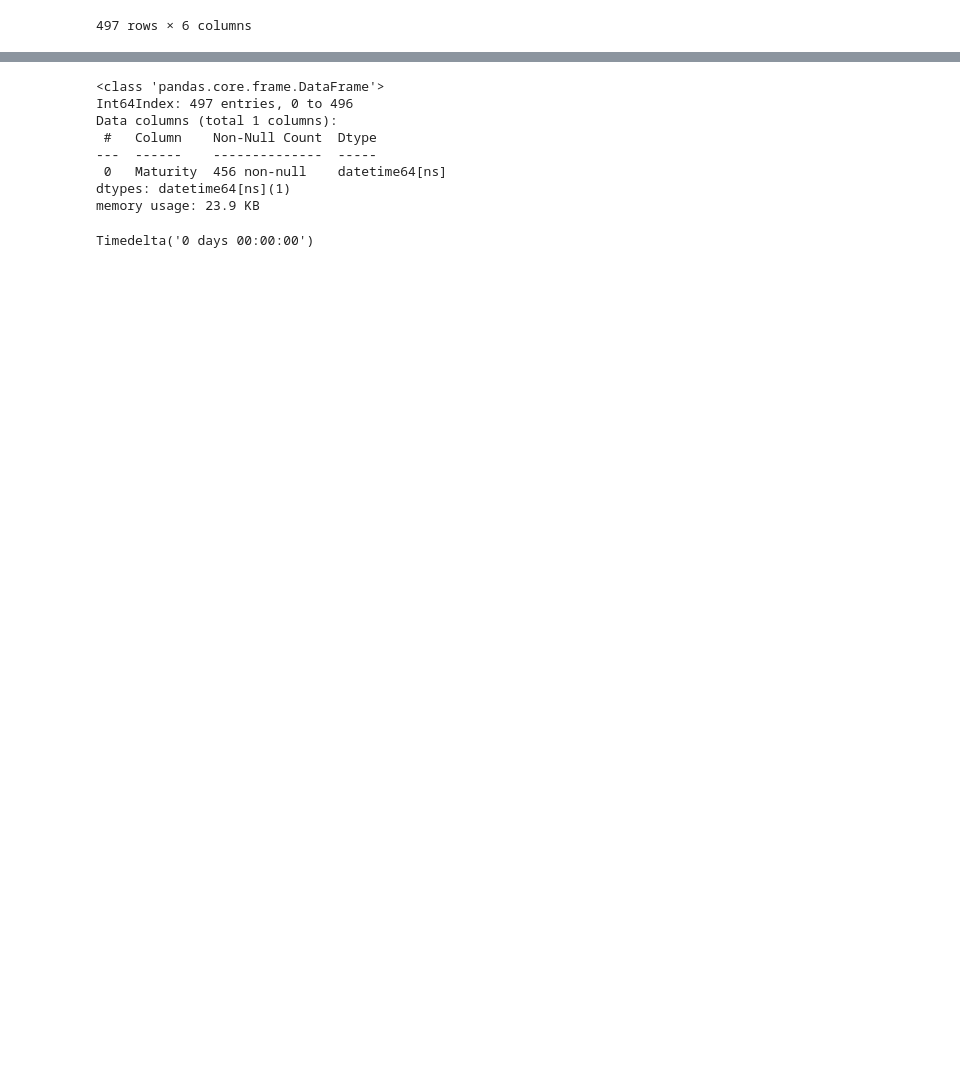
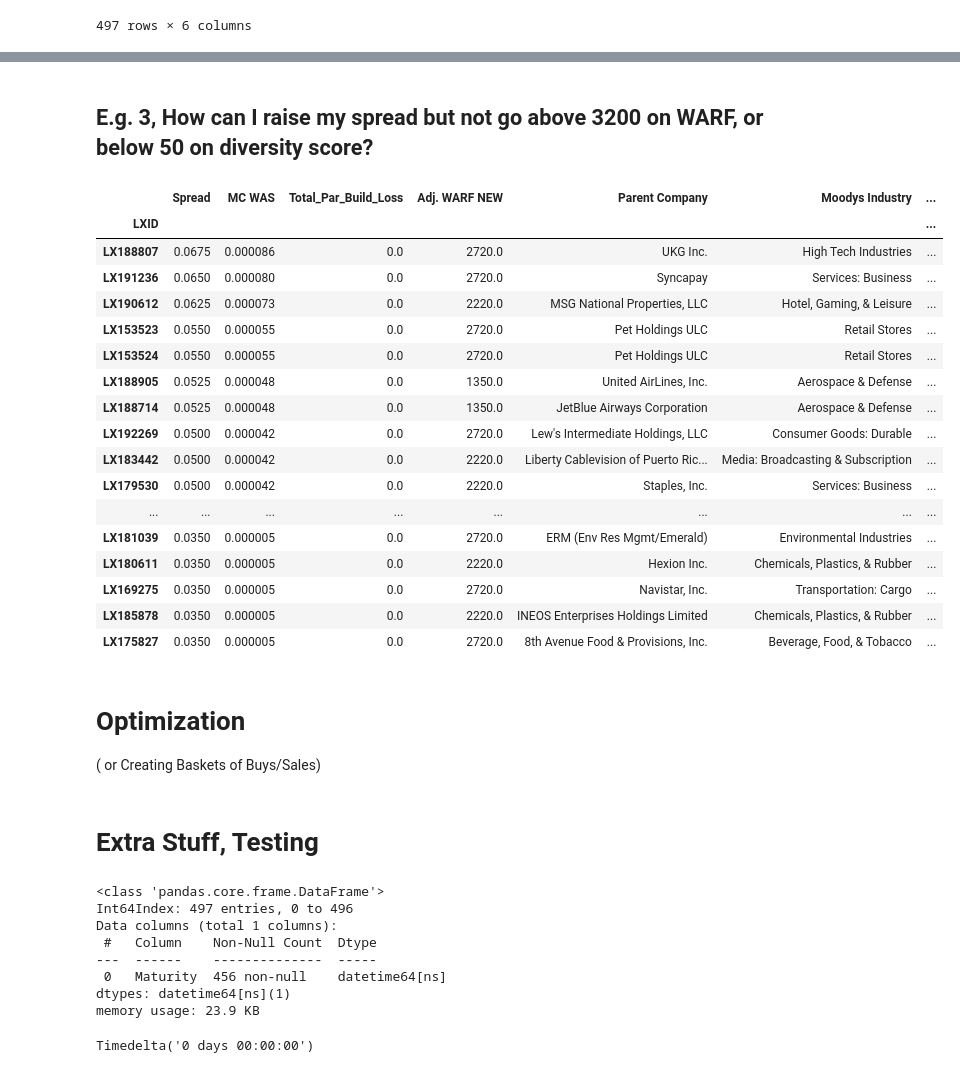
Before and after one commit to joshknechtel-gs/RM-IT, a Jupyter notebook: CLO Model Portfolio-Working.ipynb, the cells around one changed output, grey strips where cells are left out. Drawn from its saved outputs; the diff is of its cells as text; code cells hidden in the pictures; blank space fills up the shorter version.

```diff
--- a/CLO Model Portfolio-Working.ipynb
+++ b/CLO Model Portfolio-Working.ipynb
@@ -666 +817,31 @@ Collateral Obligations (with an S&P Rating of “CCC-” or higher).
+# %% [markdown]
+## E.g. 3, How can I raise my spread but not go above 3200 on WARF, or below 50 on diversity score?
+# %%
+model_port.loc[(model_port['MC WAS']>0)&(model_port['Adj. WARF NEW']<3400)&(model_port['MC Div Score']>0),
+               ['Spread','MC WAS','Total_Par_Build_Loss','Adj. WARF NEW',
+            'Parent Company','Moodys Industry','Mil_Par_BL_Buy']].sort_values(by='Spread',ascending=False)
+# %% [output]
+|  | Spread | MC WAS | Total_Par_Build_Loss | Adj. WARF NEW | Parent Company | Moodys Industry | ... |
+| LXID |  |  |  |  |  |  | ... |
+| LX188807 | 0.0675 | 0.000086 | 0.0 | 2720.0 | UKG Inc. | High Tech Industries | ... |
+| LX191236 | 0.0650 | 0.000080 | 0.0 | 2720.0 | Syncapay | Services: Business | ... |
+| LX190612 | 0.0625 | 0.000073 | 0.0 | 2220.0 | MSG National Properties, LLC | Hotel, Gaming, & Leisure | ... |
+| LX153523 | 0.0550 | 0.000055 | 0.0 | 2720.0 | Pet Holdings ULC | Retail Stores | ... |
+| LX153524 | 0.0550 | 0.000055 | 0.0 | 2720.0 | Pet Holdings ULC | Retail Stores | ... |
+| LX188905 | 0.0525 | 0.000048 | 0.0 | 1350.0 | United AirLines, Inc. | Aerospace & Defense | ... |
+| LX188714 | 0.0525 | 0.000048 | 0.0 | 1350.0 | JetBlue Airways Corporation | Aerospace & Defense | ... |
+| LX192269 | 0.0500 | 0.000042 | 0.0 | 2720.0 | Lew's Intermediate Holdings, LLC | Consumer Goods: Durable | ... |
+| LX183442 | 0.0500 | 0.000042 | 0.0 | 2220.0 | Liberty Cablevision of Puerto Ric... | Media: Broadcasting & Subscription | ... |
+| LX179530 | 0.0500 | 0.000042 | 0.0 | 2220.0 | Staples, Inc. | Services: Business | ... |
+| ... | ... | ... | ... | ... | ... | ... | ... |
+| LX181039 | 0.0350 | 0.000005 | 0.0 | 2720.0 | ERM (Env Res Mgmt/Emerald) | Environmental Industries | ... |
+| LX180611 | 0.0350 | 0.000005 | 0.0 | 2220.0 | Hexion Inc. | Chemicals, Plastics, & Rubber | ... |
+| LX169275 | 0.0350 | 0.000005 | 0.0 | 2720.0 | Navistar, Inc. | Transportation: Cargo | ... |
+| LX185878 | 0.0350 | 0.000005 | 0.0 | 2220.0 | INEOS Enterprises Holdings Limited | Chemicals, Plastics, & Rubber | ... |
+| LX175827 | 0.0350 | 0.000005 | 0.0 | 2720.0 | 8th Avenue Food & Provisions, Inc. | Beverage, Food, & Tobacco | ... |
+# %% [markdown]
+# Optimization
+( or Creating Baskets of Buys/Sales)
+# %% [markdown]
+# Extra Stuff, Testing
 # %%
```
Also changed, not shown: parts of 52 cells of this notebook.
